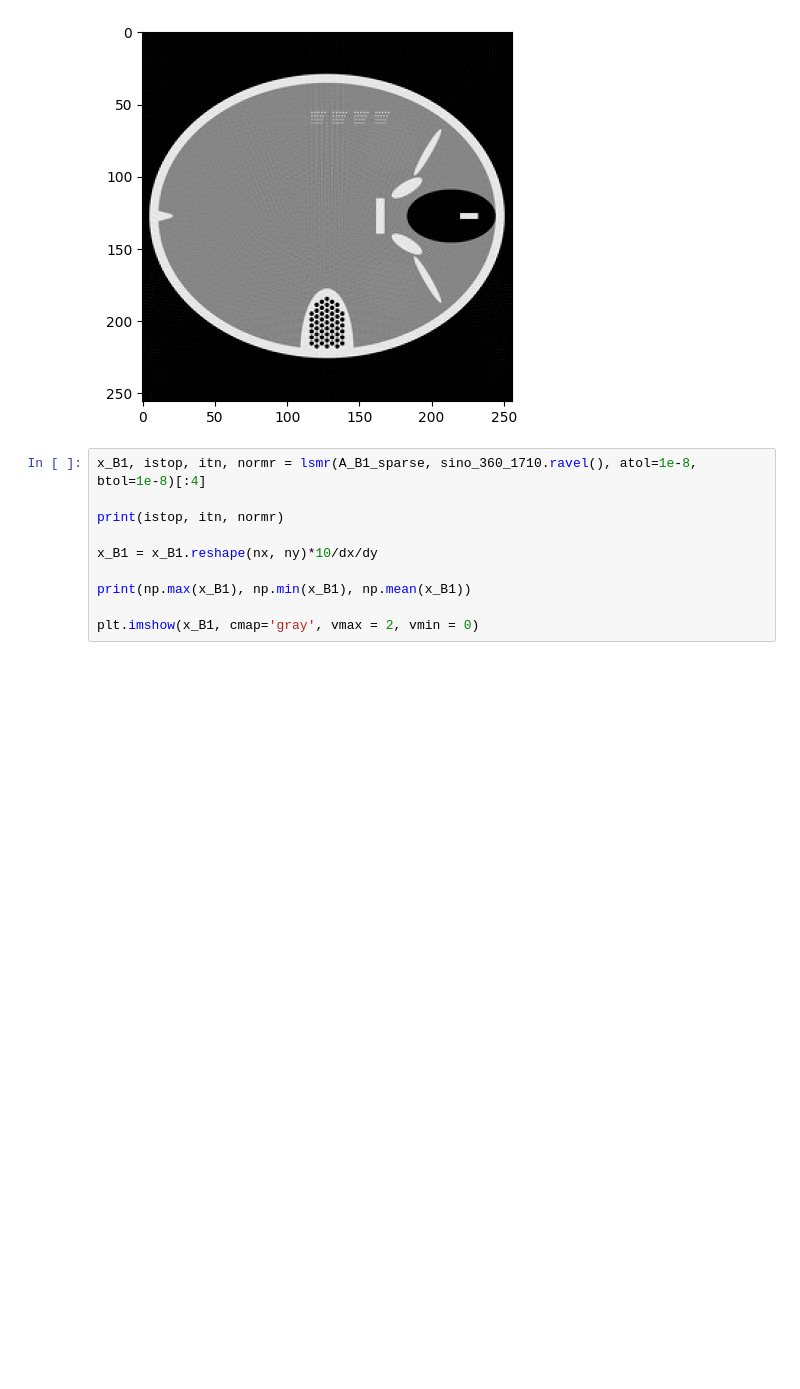
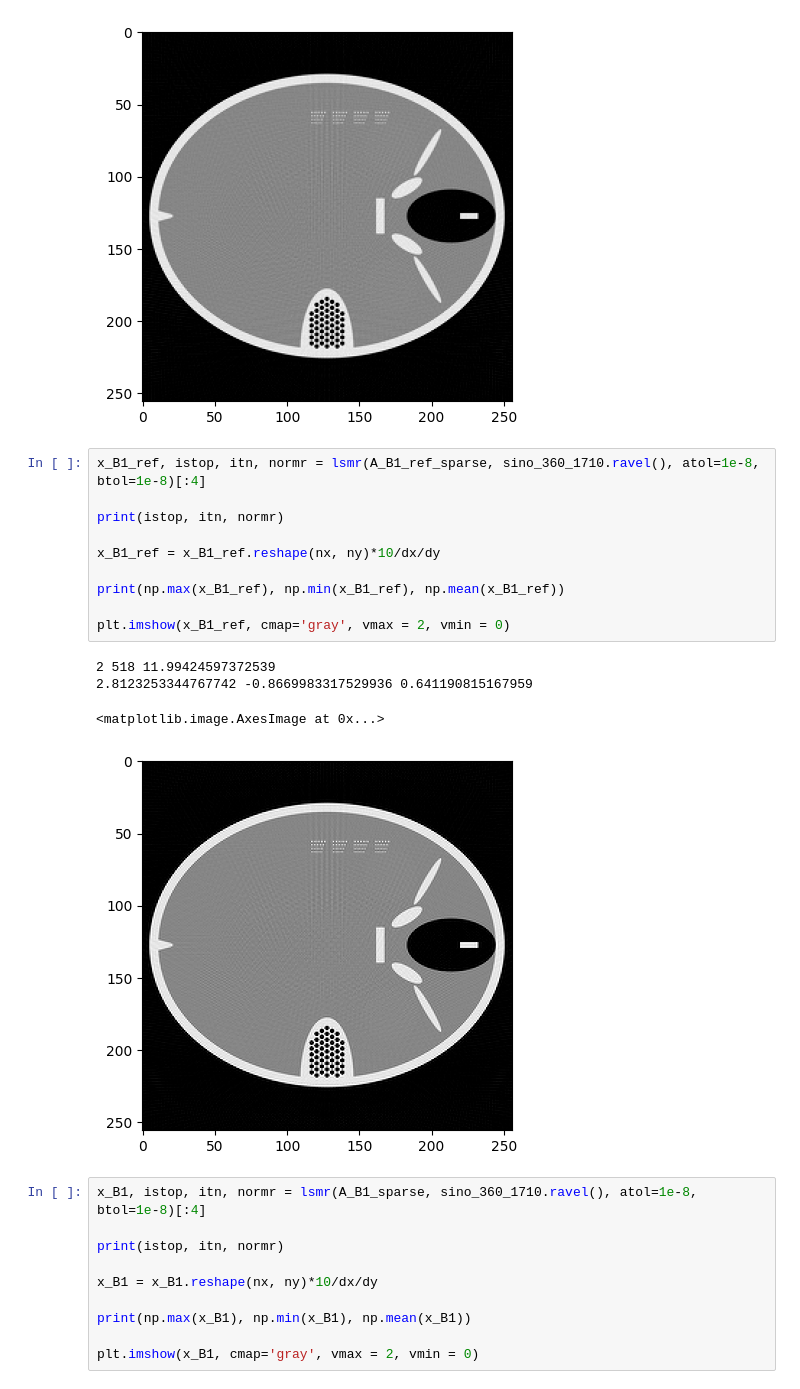
Before and after one commit to hqpwca/SGD, a Jupyter notebook: python/main2.ipynb, the cells around one changed output. Saved outputs shown, nothing was run; the diff lists cells and outputs as text; blank space fills up the shorter version.

```diff
--- a/python/main2.ipynb
+++ b/python/main2.ipynb
@@ -144,6 +145,21 @@ plt.imshow(x_B0, cmap='gray', vmax = 2, vmin = 0)
 2.2556734046933067 -0.38388048177777473 0.6411905066157124
 <matplotlib.image.AxesImage at 0x...>
 [figure]
+# %%
+x_B1_ref, istop, itn, normr = lsmr(A_B1_ref_sparse, sino_360_1710.ravel(), atol=1e-8, btol=1e-8)[:4]
+
+print(istop, itn, normr)
+
+x_B1_ref = x_B1_ref.reshape(nx, ny)*10/dx/dy
+
+print(np.max(x_B1_ref), np.min(x_B1_ref), np.mean(x_B1_ref))
+
+plt.imshow(x_B1_ref, cmap='gray', vmax = 2, vmin = 0)
+# %% [output]
+2 518 11.99424597372539
+2.8123253344767742 -0.8669983317529936 0.641190815167959
+<matplotlib.image.AxesImage at 0x...>
+[figure, added]
 # %%
 x_B1, istop, itn, normr = lsmr(A_B1_sparse, sino_360_1710.ravel(), atol=1e-8, btol=1e-8)[:4]
 
```
Also changed, not shown: parts of 8 cells of this notebook, 15 other files.
